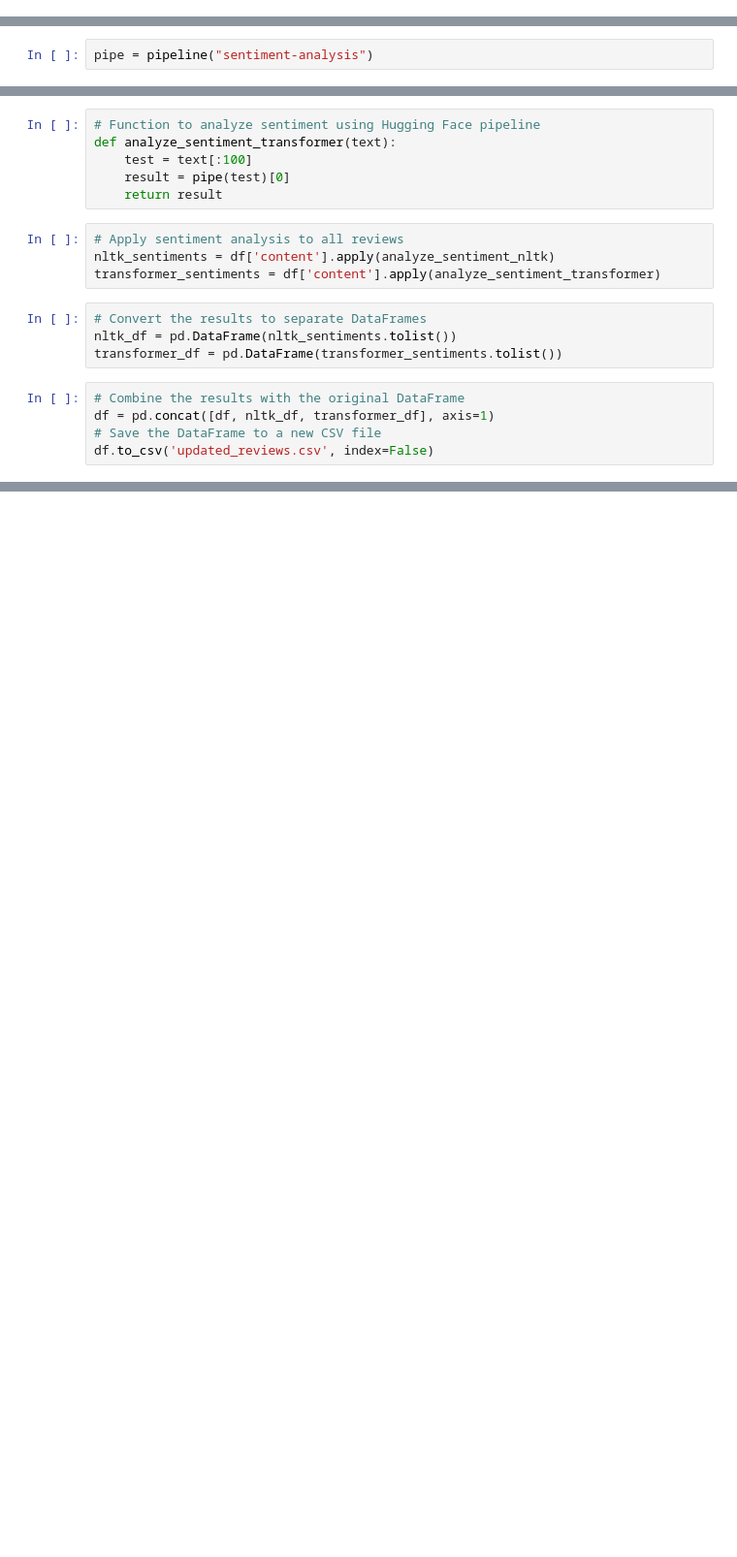
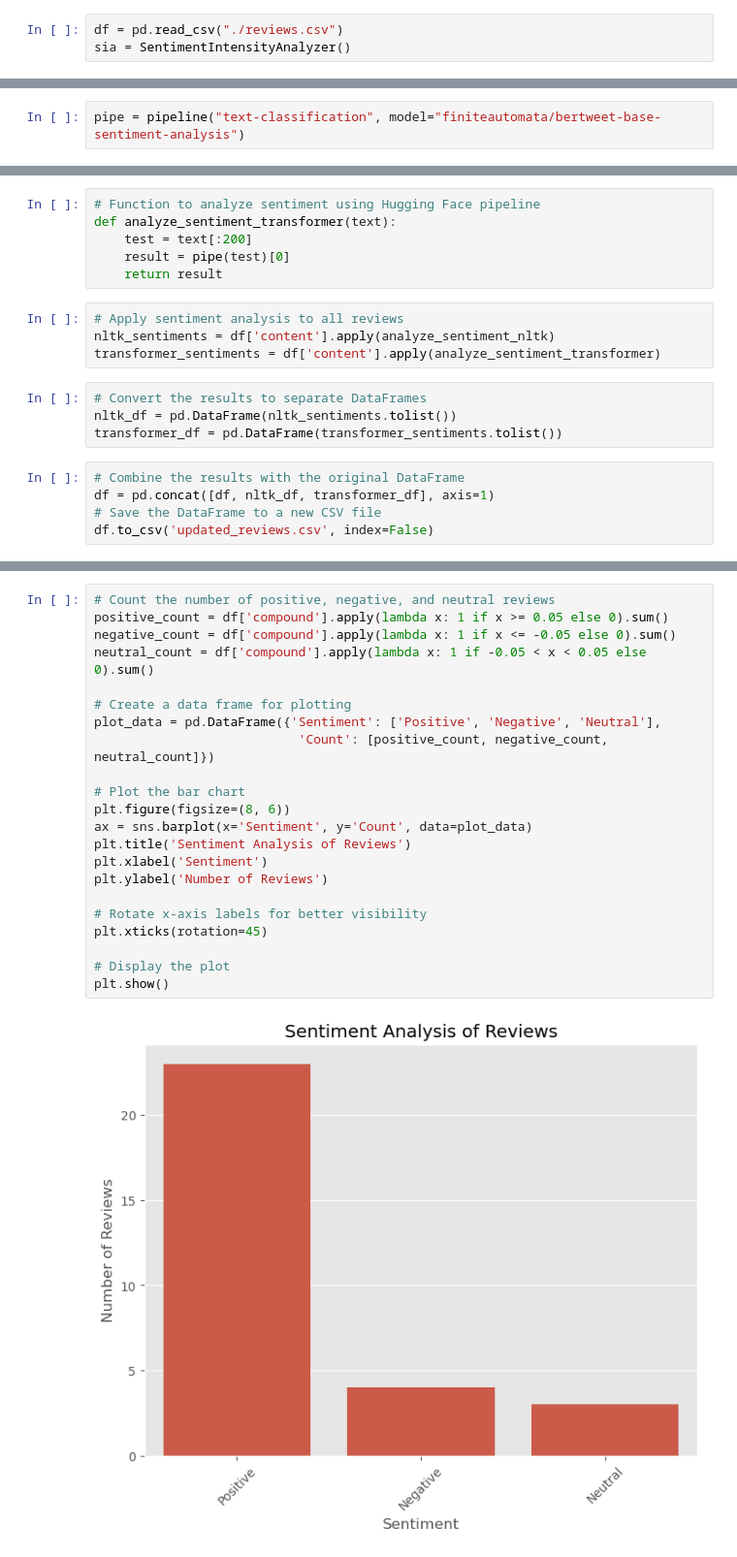
Before and after one commit to Terminal127/sen-analysis-intel, a Jupyter notebook: sen_analysis.ipynb, the cells around one changed output, grey strips where cells are left out. Shown: that part at 97% size. Cells and saved outputs as stored; diff of their text form; blank space fills up the shorter version.

```diff
--- a/sen_analysis.ipynb
+++ b/sen_analysis.ipynb
@@ -91,3 +16,6 @@ Column names: ['rating', 'content', 'variant', 'name', 'date', 'verified', 'sub_
+# %%
+df = pd.read_csv("./reviews.csv")
+sia = SentimentIntensityAnalyzer()
 # %%
 df['content'].values[0]
 # %% [output]
@@ -102,4 +30,4 @@ sia.polarity_scores(test)
 smooth Good And better Quality
 {'neg': 0.0, 'neu': 0.341, 'pos': 0.659, 'compound': 0.7003}
 # %%
-pipe = pipeline("sentiment-analysis")
+pipe = pipeline("text-classification", model="finiteautomata/bertweet-base-sentiment-analysis")
@@ -122,7 +43,7 @@ def analyze_sentiment_nltk(text):
 # %%
 # Function to analyze sentiment using Hugging Face pipeline
 def analyze_sentiment_transformer(text):
-    test = text[:100]
+    test = text[:200]
     result = pipe(test)[0]
     return result
 # %%
@@ -161,0 +83,24 @@ print(df.head())
+# %%
+# Count the number of positive, negative, and neutral reviews
+positive_count = df['compound'].apply(lambda x: 1 if x >= 0.05 else 0).sum()
+negative_count = df['compound'].apply(lambda x: 1 if x <= -0.05 else 0).sum()
+neutral_count = df['compound'].apply(lambda x: 1 if -0.05 < x < 0.05 else 0).sum()
+
+# Create a data frame for plotting
+plot_data = pd.DataFrame({'Sentiment': ['Positive', 'Negative', 'Neutral'],
+                           'Count': [positive_count, negative_count, neutral_count]})
+
+# Plot the bar chart
+plt.figure(figsize=(8, 6))
+ax = sns.barplot(x='Sentiment', y='Count', data=plot_data)
+plt.title('Sentiment Analysis of Reviews')
+plt.xlabel('Sentiment')
+plt.ylabel('Number of Reviews')
+
+# Rotate x-axis labels for better visibility
+plt.xticks(rotation=45)
+
+# Display the plot
+plt.show()
+# %% [output]
+[figure, added]
```
Also changed, not shown: parts of 10 cells of this notebook.
